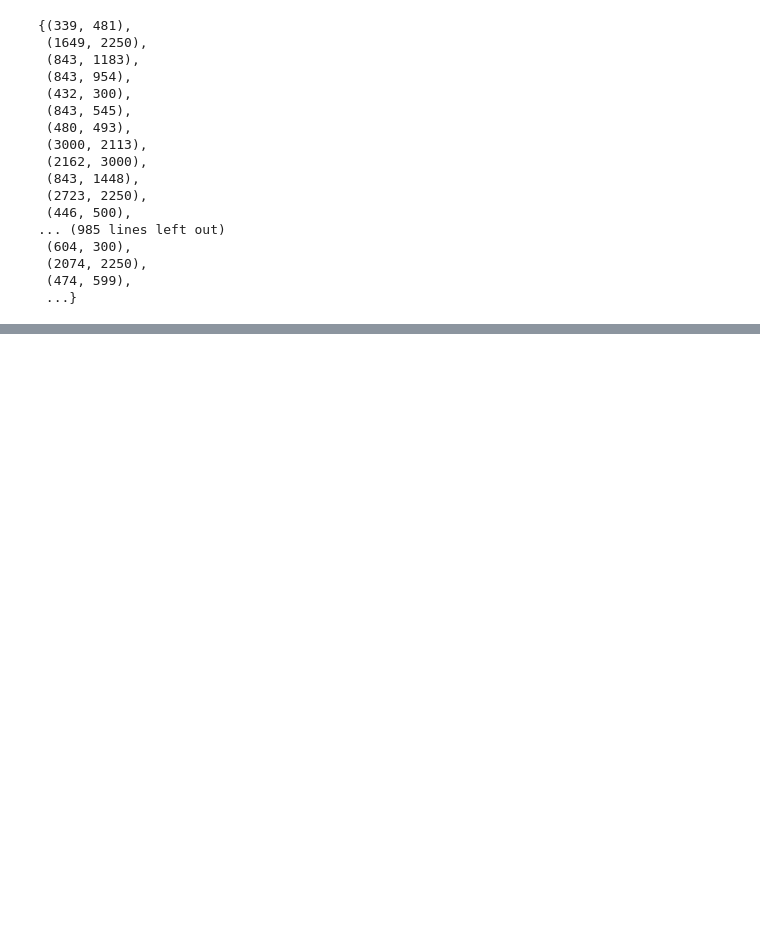
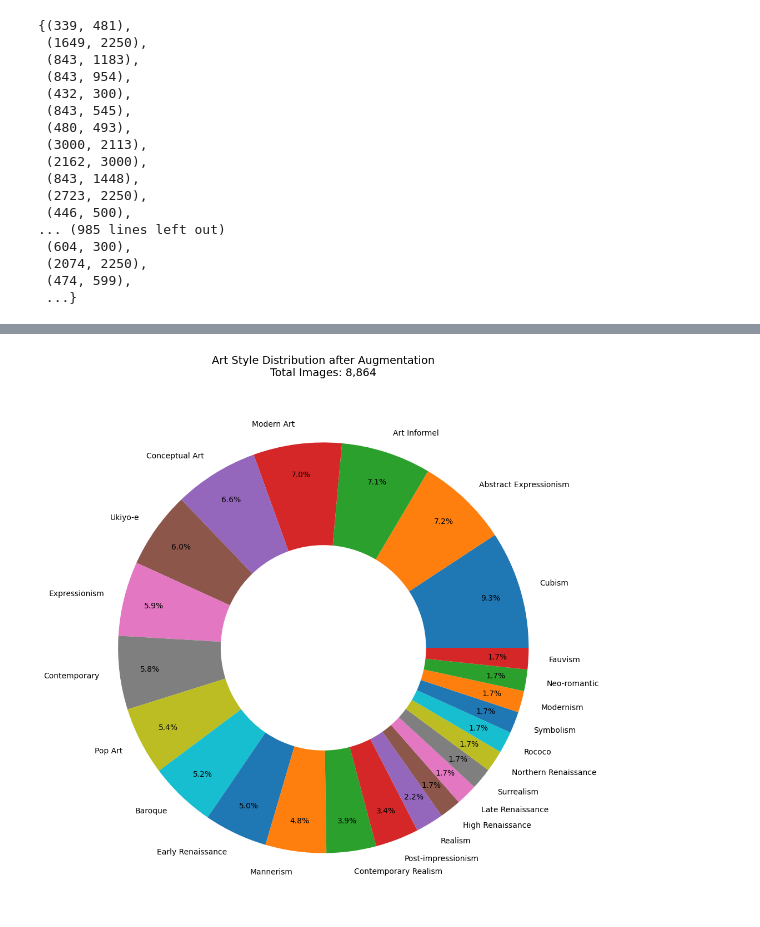
Before and after one commit to piiop/final_project, a Jupyter notebook: eda_and_image_preprocessing.ipynb, the cells around one changed output, grey strips where cells are left out. Drawn from its saved outputs; the diff is of its cells as text; code cells hidden in the pictures; blank space fills up the shorter version.

```diff
--- a/eda_and_image_preprocessing.ipynb
+++ b/eda_and_image_preprocessing.ipynb
@@ -367,3 +386,23 @@ def letterbox_resize(image, target_size):
     new_image.paste(resized, (x_offset, y_offset))
 
     return new_image
+# %%
+# Function to process each image, save to directory, and return new path
+def process_image(row):
+    # Load the image
+    img = Image.open(row['file_path'])
+
+    # Resize image
+    resized_img = letterbox_resize(img, target_size=256)
+
+    # Get original filename from path and create new path
+    filename = os.path.basename(row['file_path'])
+    new_path = os.path.join('resized_imgs', filename)
+
+    # Save the resized image
+    resized_img.save(new_path)
+
+    return new_path
+
+# Apply the processing to each row and update file_path
+imgs_filtered['file_path'] = imgs_filtered.apply(process_image, axis=1)
@@ -369,0 +638,29 @@ def letterbox_resize(image, target_size):
+# %%
+def plot_style_pie(df):
+    """
+    Creates a pie chart of art style distribution using matplotlib
+    """
+    plt.figure(figsize=(12, 12))
+
+    # Get style counts and total
+    style_counts = df['Style'].value_counts()
+    total_images = len(df)
+
+    # Create pie chart
+    plt.pie(style_counts.values,
+            labels=style_counts.index,
+            autopct='%1.1f%%',
+            pctdistance=0.85,
+            wedgeprops=dict(width=0.5))  # Creates donut effect
+
+    plt.title(f"Art Style Distribution after Augmentation\nTotal Images: {total_images:,}",
+              pad=20,
+              size=14)
+
+    return plt
+
+#Usage:
+plot_style_pie(imgs_filtered)
+plt.show()
+# %% [output]
+[figure, added]
```
Also changed, not shown: parts of 19 cells of this notebook, 1 other file.
